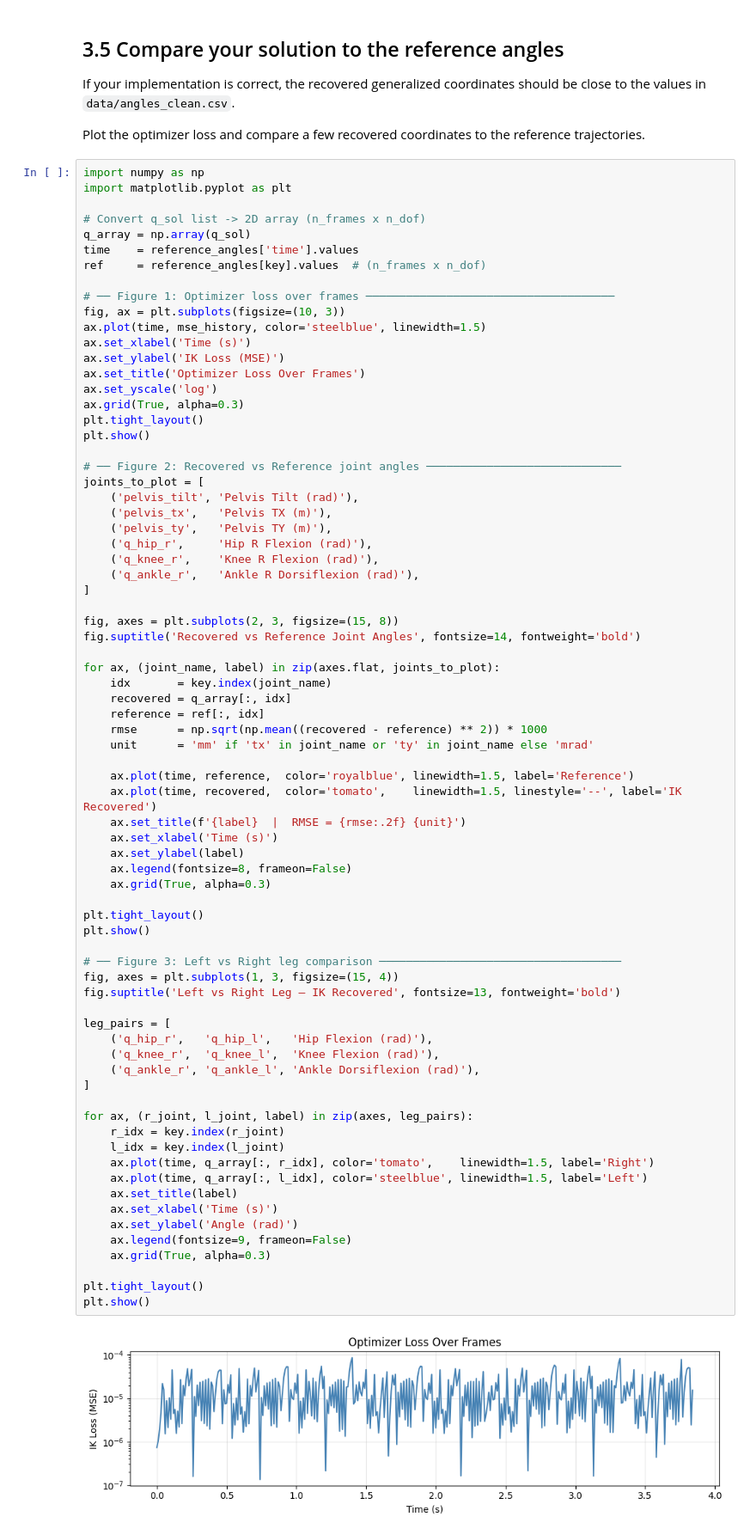
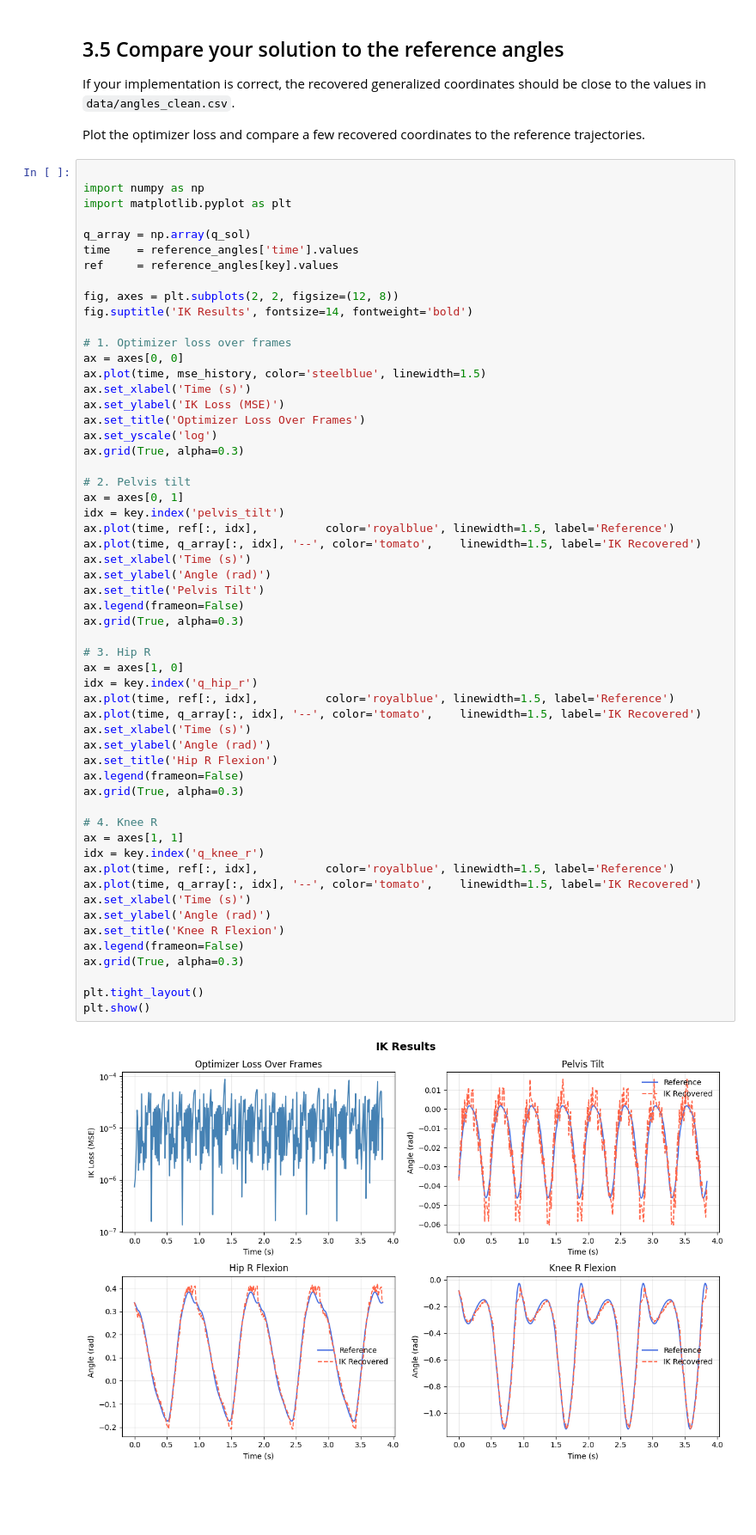
Before and after one commit to nandakishor-v/seminar-rma, a Jupyter notebook: task03.ipynb, the cells around one changed output. Shown at 86% size. Drawn from its saved outputs; the diff is of its cells as text; blank space fills up the shorter version.

```diff
--- a/task03.ipynb
+++ b/task03.ipynb
@@ -120,78 +120,60 @@ If your implementation is correct, the recovered generalized coordinates should
 
 Plot the optimizer loss and compare a few recovered coordinates to the reference trajectories.
 # %%
+
 import numpy as np
 import matplotlib.pyplot as plt
 
-# Convert q_sol list -> 2D array (n_frames x n_dof)
 q_array = np.array(q_sol)
 time    = reference_angles['time'].values
-ref     = reference_angles[key].values  # (n_frames x n_dof)
+ref     = reference_angles[key].values
 
-# ── Figure 1: Optimizer loss over frames ─────────────────────────────────────
-fig, ax = plt.subplots(figsize=(10, 3))
+fig, axes = plt.subplots(2, 2, figsize=(12, 8))
+fig.suptitle('IK Results', fontsize=14, fontweight='bold')
+
+# 1. Optimizer loss over frames
+ax = axes[0, 0]
 ax.plot(time, mse_history, color='steelblue', linewidth=1.5)
 ax.set_xlabel('Time (s)')
 ax.set_ylabel('IK Loss (MSE)')
 ax.set_title('Optimizer Loss Over Frames')
 ax.set_yscale('log')
 ax.grid(True, alpha=0.3)
-plt.tight_layout()
-plt.show()
 
-# ── Figure 2: Recovered vs Reference joint angles ─────────────────────────────
-joints_to_plot = [
-    ('pelvis_tilt', 'Pelvis Tilt (rad)'),
-    ('pelvis_tx',   'Pelvis TX (m)'),
-    ('pelvis_ty',   'Pelvis TY (m)'),
-    ('q_hip_r',     'Hip R Flexion (rad)'),
-    ('q_knee_r',    'Knee R Flexion (rad)'),
-    ('q_ankle_r',   'Ankle R Dorsiflexion (rad)'),
-]
+# 2. Pelvis tilt
+ax = axes[0, 1]
+idx = key.index('pelvis_tilt')
+ax.plot(time, ref[:, idx],          color='royalblue', linewidth=1.5, label='Reference')
+ax.plot(time, q_array[:, idx], '--', color='tomato',    linewidth=1.5, label='IK Recovered')
+ax.set_xlabel('Time (s)')
+ax.set_ylabel('Angle (rad)')
+ax.set_title('Pelvis Tilt')
+ax.legend(frameon=False)
+ax.grid(True, alpha=0.3)
 
-fig, axes = plt.subplots(2, 3, figsize=(15, 8))
-fig.suptitle('Recovered vs Reference Joint Angles', fontsize=14, fontweight='bold')
+# 3. Hip R
+ax = axes[1, 0]
+idx = key.index('q_hip_r')
+ax.plot(time, ref[:, idx],          color='royalblue', linewidth=1.5, label='Reference')
+ax.plot(time, q_array[:, idx], '--', color='tomato',    linewidth=1.5, label='IK Recovered')
+ax.set_xlabel('Time (s)')
+ax.set_ylabel('Angle (rad)')
+ax.set_title('Hip R Flexion')
+ax.legend(frameon=False)
+ax.grid(True, alpha=0.3)
 
-for ax, (joint_name, label) in zip(axes.flat, joints_to_plot):
-    idx       = key.index(joint_name)
-    recovered = q_array[:, idx]
-    reference = ref[:, idx]
-    rmse      = np.sqrt(np.mean((recovered - reference) ** 2)) * 1000
-    unit      = 'mm' if 'tx' in joint_name or 'ty' in joint_name else 'mrad'
-
-    ax.plot(time, reference,  color='royalblue', linewidth=1.5, label='Reference')
-    ax.plot(time, recovered,  color='tomato',    linewidth=1.5, linestyle='--', label='IK Recovered')
-    ax.set_title(f'{label}  |  RMSE = {rmse:.2f} {unit}')
-    ax.set_xlabel('Time (s)')
-    ax.set_ylabel(label)
-    ax.legend(fontsize=8, frameon=False)
-    ax.grid(True, alpha=0.3)
+# 4. Knee R
+ax = axes[1, 1]
+idx = key.index('q_knee_r')
+ax.plot(time, ref[:, idx],          color='royalblue', linewidth=1.5, label='Reference')
+ax.plot(time, q_array[:, idx], '--', color='tomato',    linewidth=1.5, label='IK Recovered')
+ax.set_xlabel('Time (s)')
+ax.set_ylabel('Angle (rad)')
+ax.set_title('Knee R Flexion')
+ax.legend(frameon=False)
+ax.grid(True, alpha=0.3)
 
 plt.tight_layout()
 plt.show()
-
-# ── Figure 3: Left vs Right leg comparison ────────────────────────────────────
-fig, axes = plt.subplots(1, 3, figsize=(15, 4))
-fig.suptitle('Left vs Right Leg — IK Recovered', fontsize=13, fontweight='bold')
-
-leg_pairs = [
-    ('q_hip_r',   'q_hip_l',   'Hip Flexion (rad)'),
-    ('q_knee_r',  'q_knee_l',  'Knee Flexion (rad)'),
-    ('q_ankle_r', 'q_ankle_l', 'Ankle Dorsiflexion (rad)'),
-]
-
-for ax, (r_joint, l_joint, label) in zip(axes, leg_pairs):
-    r_idx = key.index(r_joint)
-    l_idx = key.index(l_joint)
-    ax.plot(time, q_array[:, r_idx], color='tomato',    linewidth=1.5, label='Right')
-    ax.plot(time, q_array[:, l_idx], color='steelblue', linewidth=1.5, label='Left')
-    ax.set_title(label)
-    ax.set_xlabel('Time (s)')
-    ax.set_ylabel('Angle (rad)')
-    ax.legend(fontsize=9, frameon=False)
-    ax.grid(True, alpha=0.3)
-
-plt.tight_layout()
-plt.show()
 # %% [output]
-[figure, old version]
+[figure, new version]
```
Also changed, not shown: parts of 1 cell of this notebook, 2 other files.
